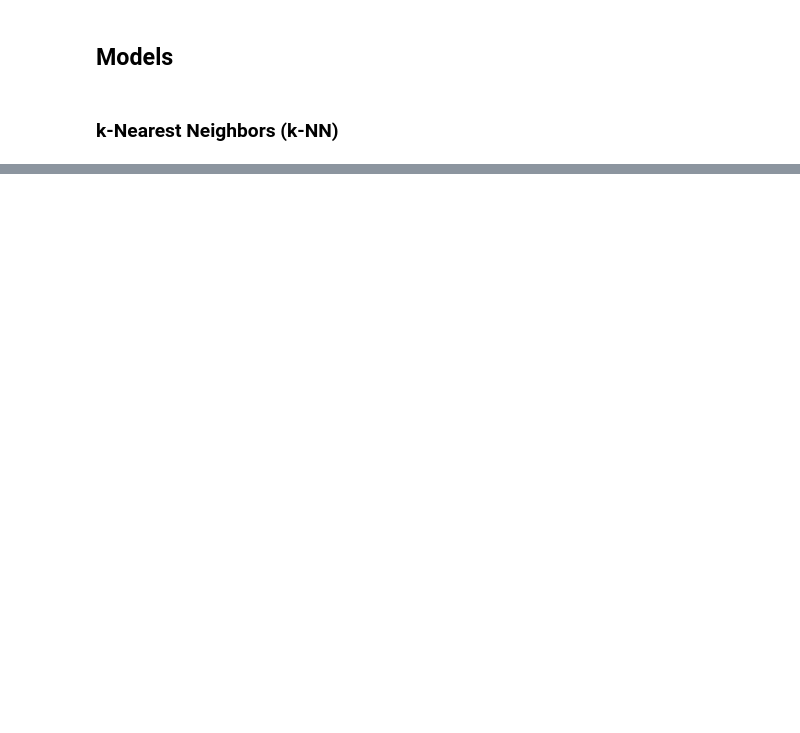
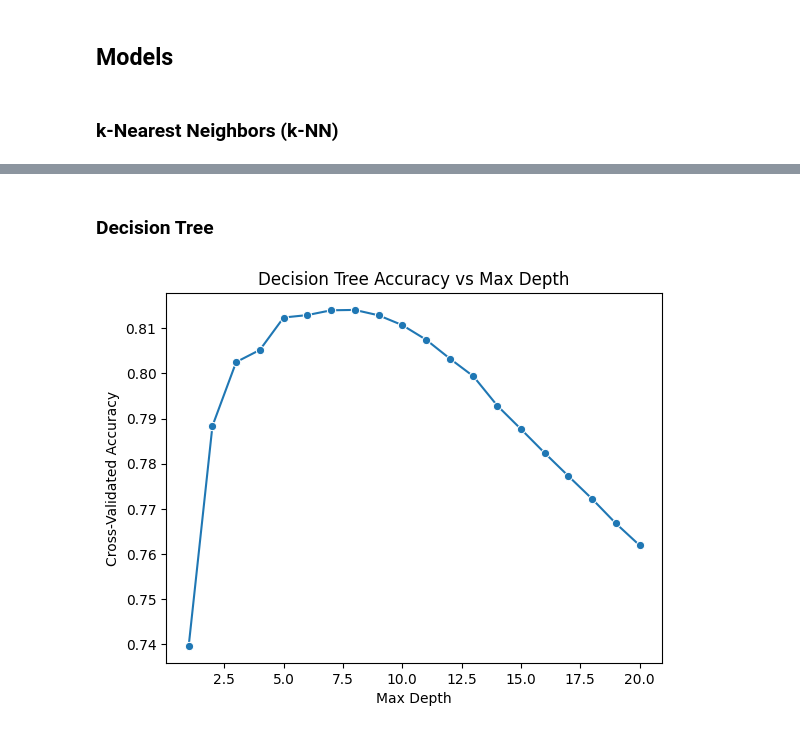
Before and after one commit to diogovenade/ia-academic-success, a Jupyter notebook: academic_success.ipynb, the cells around one changed output, grey strips where cells are left out. Saved outputs shown, nothing was run; the diff lists cells and outputs as text; code cells hidden in the pictures; blank space fills up the shorter version.

Commit message:
added more classification algorithms, a tqdm loading bar and a overall analysis section

```diff
--- a/academic_success.ipynb
+++ b/academic_success.ipynb
@@ -164,9 +246,9 @@ scores = []
 scaler = StandardScaler()
 X_s = scaler.fit_transform(X)
 
-for k in k_values:
+for k in tqdm(k_values, desc="Evaluating k values"):
     knn = KNeighborsClassifier(n_neighbors=k)
-    score = cross_val_score(knn, X_s, y, cv=5)
+    score = cross_val_score(knn, X_s, y, cv=5, n_jobs=-1)
     scores.append(np.mean(score))
 # %%
 sb.lineplot(x = k_values, y = scores, marker = 'o')
@@ -198,0 +292,22 @@ print("Confusion Matrix:\n", cm)
+# %% [markdown]
+### Decision Tree
+# %%
+import numpy as np
+from sklearn.tree import DecisionTreeClassifier
+from sklearn.model_selection import cross_val_score
+
+max_depths = range(1, 21)
+dt_scores = []
+
+for depth in tqdm(max_depths, desc="Evaluating max_depths"):
+    dt = DecisionTreeClassifier(max_depth=depth, random_state=42)
+    score = cross_val_score(dt, X_train, y_train, cv=5)
+    dt_scores.append(np.mean(score))
+
+sb.lineplot(x=max_depths, y=dt_scores, marker='o')
+plt.xlabel("Max Depth")
+plt.ylabel("Cross-Validated Accuracy")
+plt.title("Decision Tree Accuracy vs Max Depth")
+plt.show()
+# %% [output]
+[figure, added]
```
Also changed, not shown: parts of 30 cells of this notebook.
